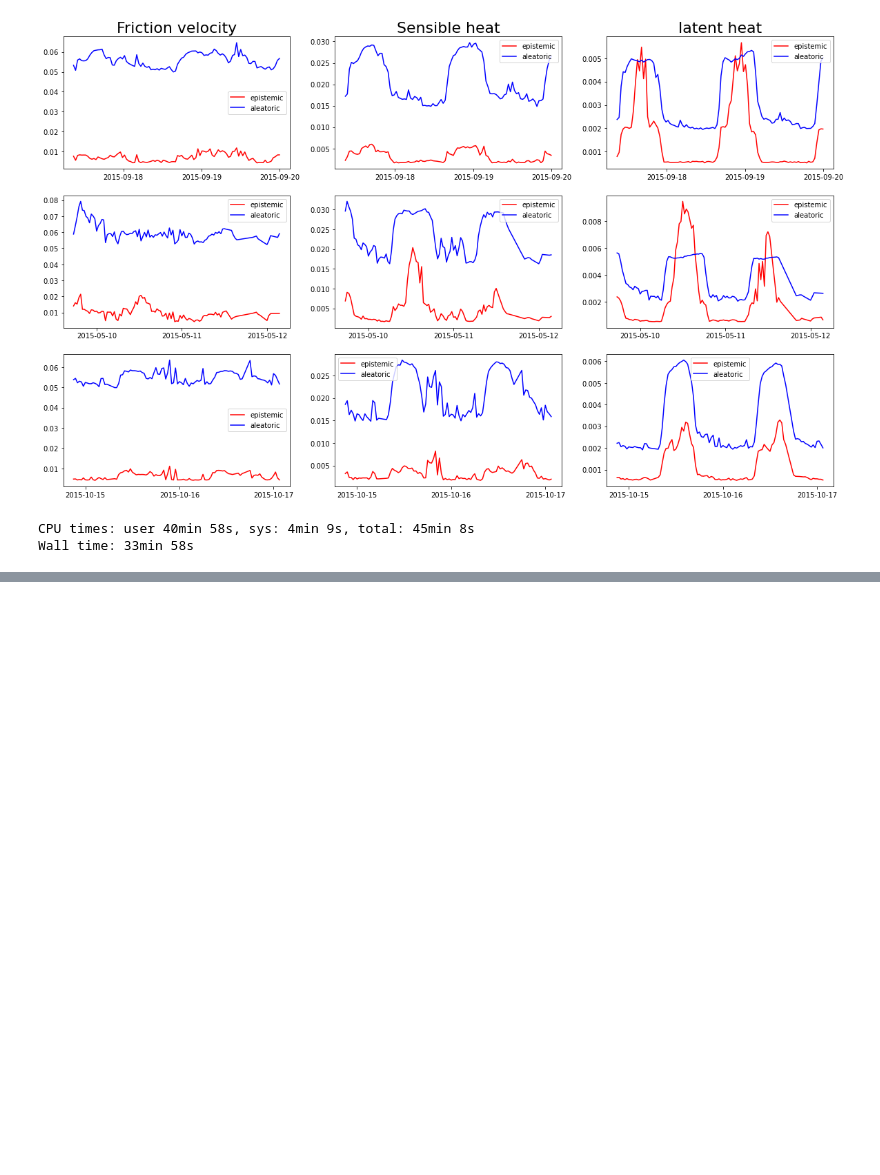
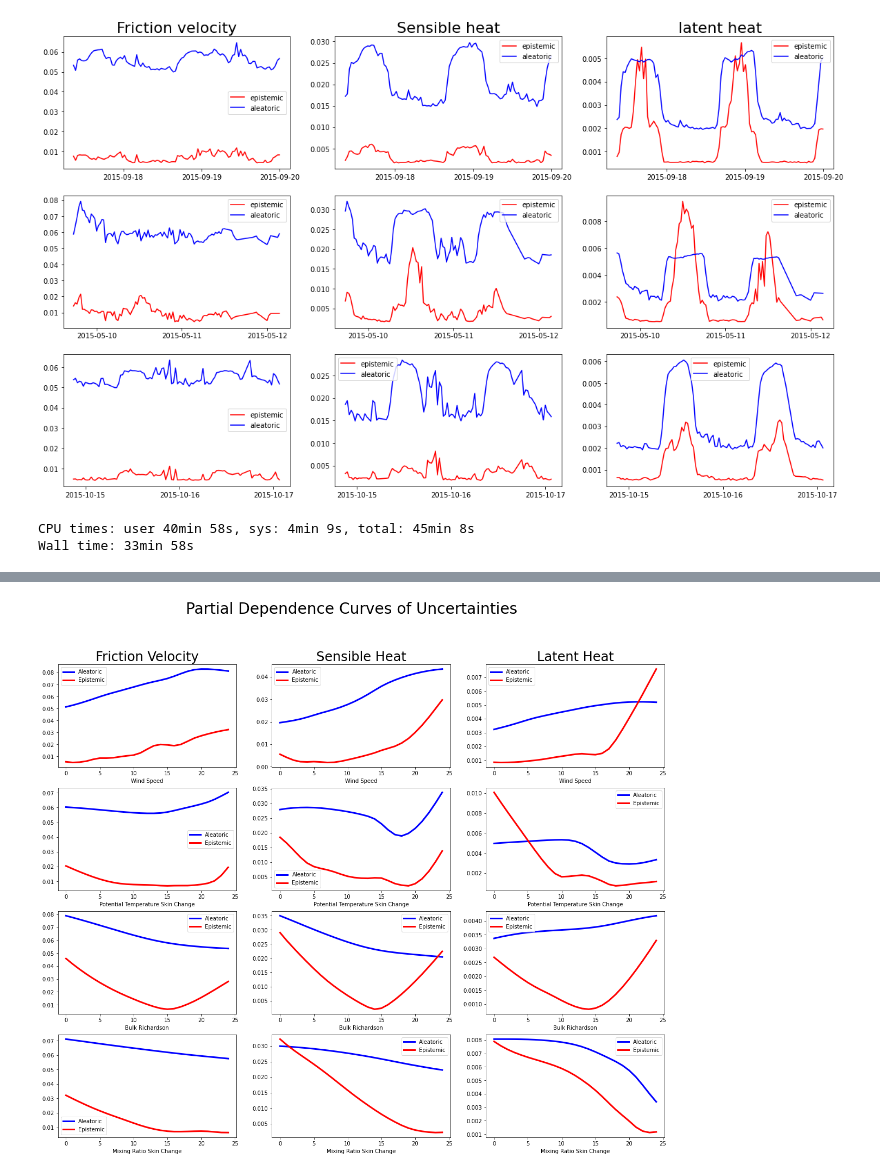
Before and after one commit to ai2es/evidential, a Jupyter notebook: notebooks/XAIUQ-SL.ipynb, the cells around one changed output, grey strips where cells are left out. Cells and saved outputs as stored; diff of their text form; code cells hidden in the pictures; blank space fills up the shorter version.

```diff
--- a/notebooks/XAIUQ-SL.ipynb
+++ b/notebooks/XAIUQ-SL.ipynb
@@ -441 +451,20 @@ for index in range(3):
 [figure]
+# %%
+input_cols = ['wind_speed:10_m:m_s-1',
+              'potential_temperature_skin_change:10_m:K_m-1',
+              'bulk_richardson:10_m:None',
+              'mixing_ratio_skin_change:2_m:g_kg-1_m-1']
+output_types = ['Friction_velocity', 'Sensible_heat', 'latent_heat']
+fig, axes = plt.subplots(4, 3, figsize=(20, 16))
+for i, feature in enumerate(input_cols):
+    for j, output_type in enumerate(output_types):
+        axes[i, j].plot(pdp_uncertainties[j, i, :, 0], color='b', linewidth=3, label='Aleatoric')
+        axes[i, j].plot(pdp_uncertainties[j, i, :, 1], color='r', linewidth=3, label='Epistemic')
+        axes[i, j].legend()
+        axes[i, j].set_xlabel(feature.split(':')[0].replace('_', ' ').title())
+        if i == 0:
+            axes[i, j].set_title(f"{output_type.replace('_', ' ').title()}", fontsize=24)
+fig.suptitle('Partial Dependence Curves of Uncertainties', fontsize=28)
+plt.savefig('/glade/scratch/cbecker/SL_uncertainty_pdps.png', dpi=300, bbox_inches='tight')
+# %% [output]
+[figure, added]
```
Also changed, not shown: parts of 2 cells of this notebook.
